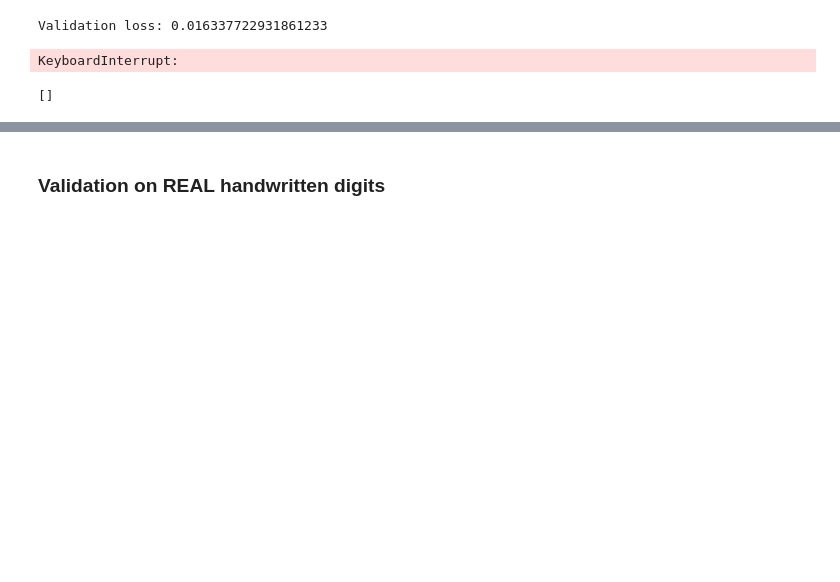
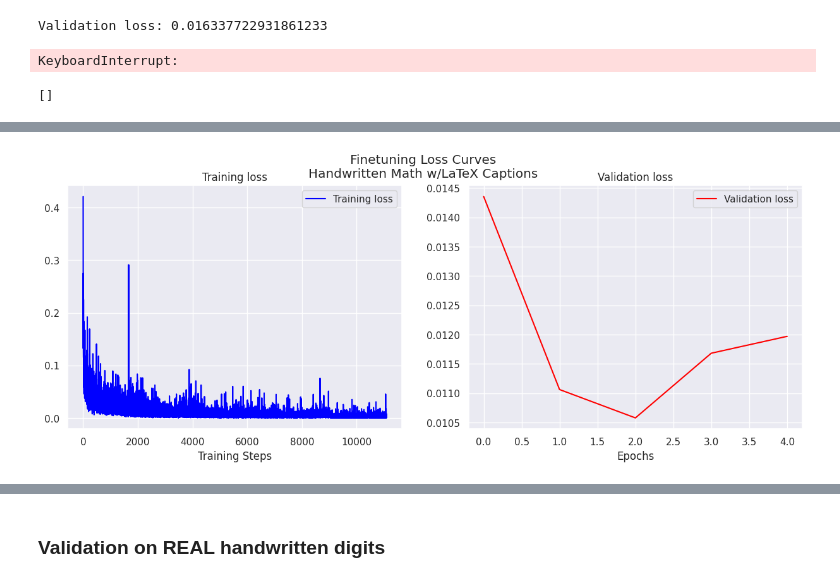
Before and after one commit to leonlenk/LaTeX_OCR, a Jupyter notebook: scripts/TrOCR.ipynb, the cells around one changed output, grey strips where cells are left out. Cells and saved outputs as stored; diff of their text form; code cells hidden in the pictures; blank space fills up the shorter version.

```diff
--- a/scripts/TrOCR.ipynb
+++ b/scripts/TrOCR.ipynb
@@ -451,2 +453,21 @@ plt.show()
+# %%
+import seaborn as sns
+import matplotlib.pyplot as plt
+val_history = torch.load("../models/trocr-large-finetuned-math-captions/val_history.pt")
+train_history = torch.load("../models/trocr-large-finetuned-math-captions/history.pt")
+
+sns.set()
+fig, axes = plt.subplots(1, 2, figsize = (15, 5))
+sns.lineplot(data = train_history, color = "blue", label = "Training loss", ax = axes[0])
+sns.lineplot(data = val_history, color = "red", label = "Validation loss", ax = axes[1])
+axes[0].set_title("Training loss")
+axes[1].set_title("Validation loss")
+axes[0].set_xlabel("Training Steps")
+axes[1].set_xlabel("Epochs")
+plt.suptitle("Finetuning Loss Curves\nHandwritten Math w/LaTeX Captions")
+plt.legend()
+plt.show()
+# %% [output]
+[figure, added]
 # %%
 import random
```
Also changed, not shown: parts of 7 cells of this notebook, 3 other files.
